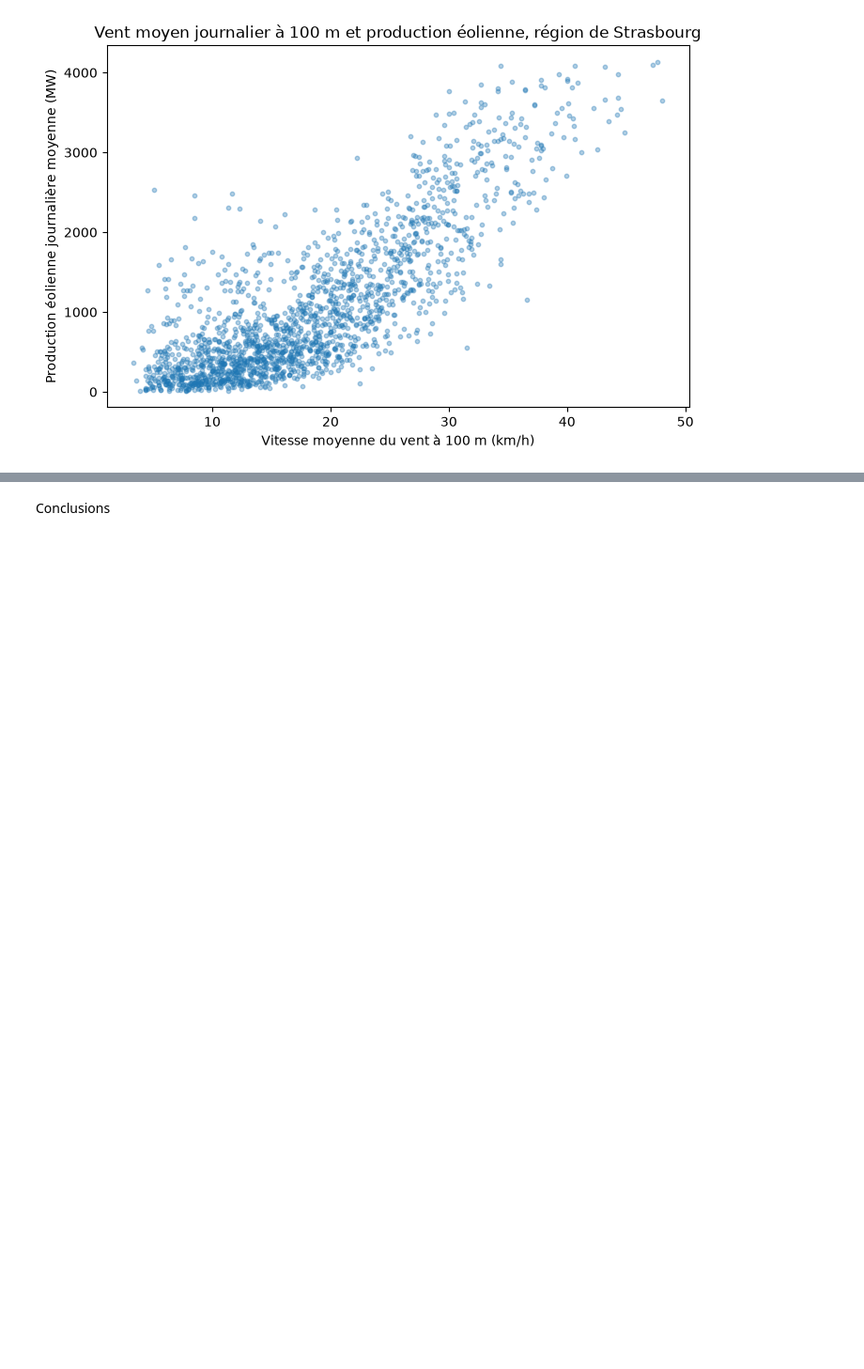
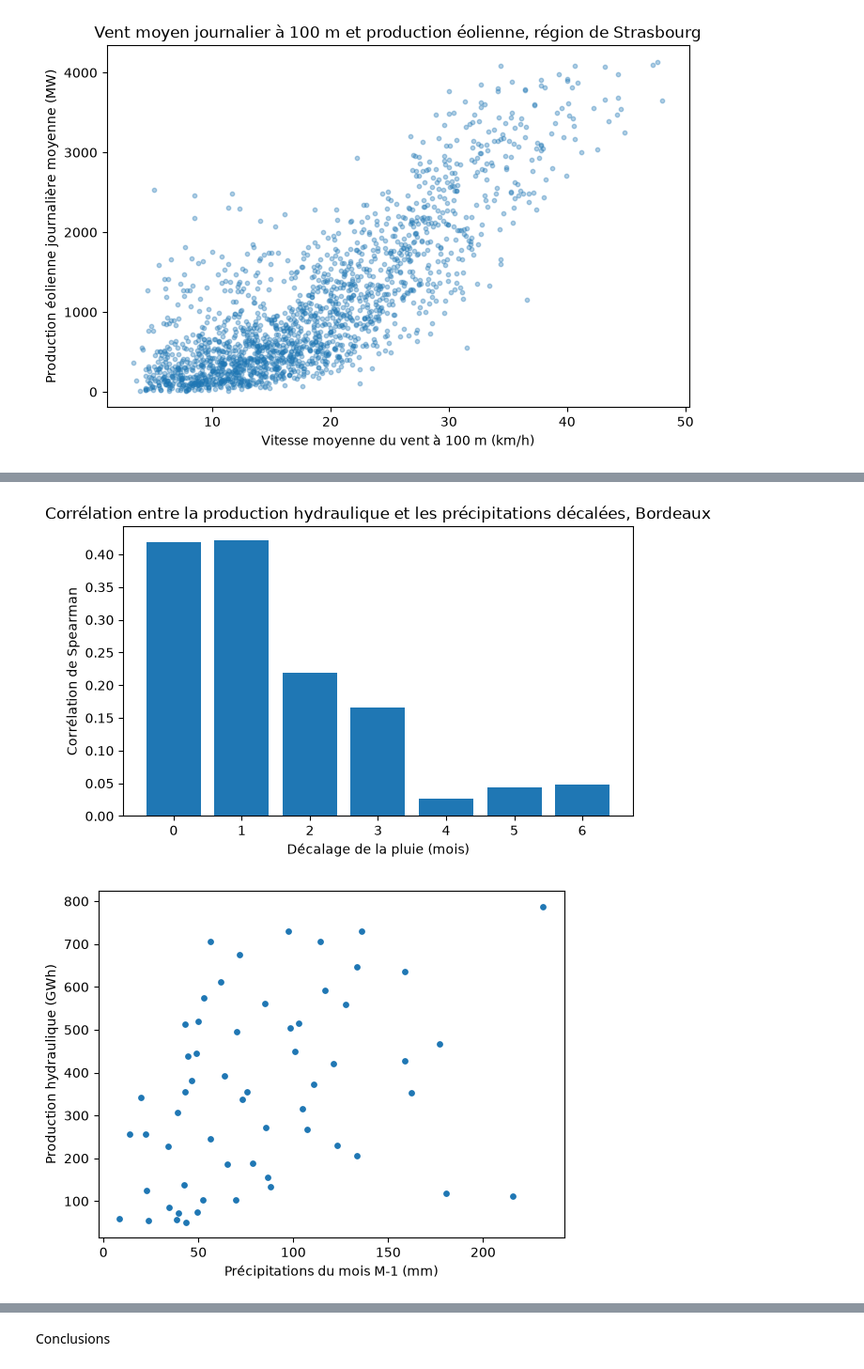
Before and after one commit to Cherif-git-code/Projet-Python-2026-2027, a Jupyter notebook: Rendu_final.ipynb, the cells around one changed output, grey strips where cells are left out. Shown at 94% size. Saved outputs shown, nothing was run; the diff lists cells and outputs as text; code cells hidden in the pictures; blank space fills up the shorter version.

```diff
--- a/Rendu_final.ipynb
+++ b/Rendu_final.ipynb
@@ -250,0 +267,32 @@ tracer_scatter_vent_eolien(donnees, "strasbourg")
+# %%
+import pandas as pd
+from src.meteo import cumul_mensuel_precipitation
+from src.stats_graph import production_mensuelle
+
+
+ville = "bordeaux"   # Auvergne-Rhône-Alpes : région hydraulique majeure
+pluie =cumul_mensuel_precipitation(meteo,ville)
+pluie.index = pluie.index.tz_localize(None)          # même format d'index que la production
+prod = production_mensuelle(donnees, ville, "hydraulique")
+
+m = pd.concat({"pluie": pluie, "prod": prod}, axis=1).dropna()
+import matplotlib.pyplot as plt
+
+lags = range(0, 7)
+corr = [m["prod"].corr(m["pluie"].shift(k), method="spearman") for k in lags]
+
+fig, ax = plt.subplots(figsize=(7, 4))
+ax.bar(list(lags), corr)
+ax.set_title(f"Corrélation entre la production hydraulique et les précipitations décalées, {ville.capitalize()}")
+ax.set_xlabel("Décalage de la pluie (mois)")
+ax.set_ylabel("Corrélation de Spearman")
+plt.show()
+
+k = 1   # à remplacer par le décalage trouvé en piste 1
+plt.scatter(m["pluie"].shift(k), m["prod"], s=15)
+plt.xlabel(f"Précipitations du mois M-{k} (mm)")
+plt.ylabel("Production hydraulique (GWh)")
+plt.show()
+# %% [output]
+[figure, added]
+[figure, added]
```
Also changed, not shown: parts of 4 cells of this notebook, 2 other files.
